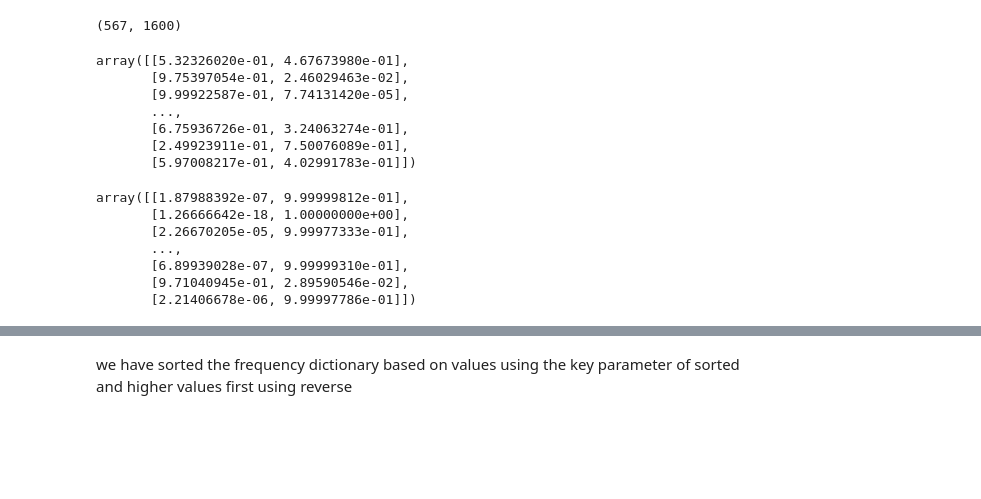
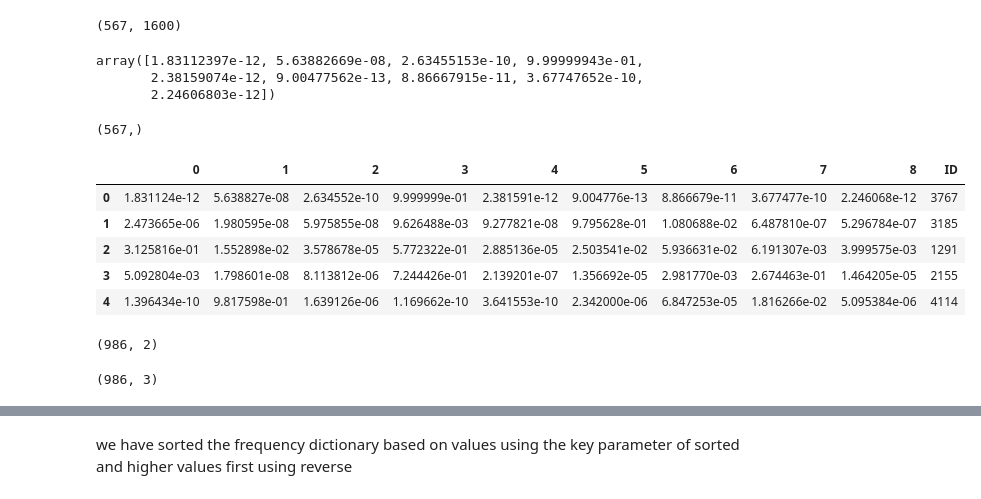
Before and after one commit to me-nobody/jovian-ml-project, a Jupyter notebook: jovian-ml-project-rough.ipynb, the cells around one changed output, grey strips where cells are left out. Saved outputs shown, nothing was run; the diff lists cells and outputs as text; code cells hidden in the pictures; blank space fills up the shorter version.

```diff
--- a/jovian-ml-project-rough.ipynb
+++ b/jovian-ml-project-rough.ipynb
@@ -488,25 +443,28 @@ test_bag_of_words_array.shape
 # predict test using bag of word model
 y_pred_test_bow = bow_model.predict_proba(test_bag_of_words_array)
 # %%
-y_pred_test_bow
+y_pred_test_bow[0]
 # %% [output]
-array([[5.32326020e-01, 4.67673980e-01],
-       [9.75397054e-01, 2.46029463e-02],
-       [9.99922587e-01, 7.74131420e-05],
-       ...,
-       [6.75936726e-01, 3.24063274e-01],
-       [2.49923911e-01, 7.50076089e-01],
-       [5.97008217e-01, 4.02991783e-01]])
+array([1.83112397e-12, 5.63882669e-08, 2.63455153e-10, 9.99999943e-01,
+       2.38159074e-12, 9.00477562e-13, 8.86667915e-11, 3.67747652e-10,
+       2.24606803e-12])
+# %%
+y_pred_test_df = pd.DataFrame(y_pred_test_bow)
+# %%
+test_text_df['ID'].shape
+# %% [output]
+(567,)
+# %%
+y_pred_test_df['ID']= test_text_df['ID'].reset_index(drop=True)
+# %%
+y_pred_test_df.head()
+# %% [output]
+|  | 0 | 1 | 2 | 3 | 4 | 5 | 6 | 7 | 8 | ID |
+| 0 | 1.831124e-12 | 5.638827e-08 | 2.634552e-10 | 9.999999e-01 | 2.381591e-12 | 9.004776e-13 | 8.866679e-11 | 3.677477e-10 | 2.246068e-12 | 3767 |
+| 1 | 2.473665e-06 | 1.980595e-08 | 5.975855e-08 | 9.626488e-03 | 9.277821e-08 | 9.795628e-01 | 1.080688e-02 | 6.487810e-07 | 5.296784e-07 | 3185 |
+| 2 | 3.125816e-01 | 1.552898e-02 | 3.578678e-05 | 5.772322e-01 | 2.885136e-05 | 2.503541e-02 | 5.936631e-02 | 6.191307e-03 | 3.999575e-03 | 1291 |
+| 3 | 5.092804e-03 | 1.798601e-08 | 8.113812e-06 | 7.244426e-01 | 2.139201e-07 | 1.356692e-05 | 2.981770e-03 | 2.674463e-01 | 1.464205e-05 | 2155 |
+| 4 | 1.396434e-10 | 9.817598e-01 | 1.639126e-06 | 1.169662e-10 | 3.641553e-10 | 2.342000e-06 | 6.847253e-05 | 1.816266e-02 | 5.095384e-06 | 4114 |
 # %%
 # predict test using tfidf model
 y_pred_test_tfidf = tfidf_model.predict_proba(test_bag_of_words_array)
-# %%
-y_pred_test_tfidf
-# %% [output]
-array([[1.87988392e-07, 9.99999812e-01],
-       [1.26666642e-18, 1.00000000e+00],
-       [2.26670205e-05, 9.99977333e-01],
-       ...,
-       [6.89939028e-07, 9.99999310e-01],
-       [9.71040945e-01, 2.89590546e-02],
-       [2.21406678e-06, 9.99997786e-01]])
@@ -522,0 +473,4 @@ class_9[class_9['cleaned_text'] == class_9['cleaned_text'].unique()[5]]
+# %%
+stage2_test_text_df.shape
+# %% [output]
+(986, 2)
@@ -522,0 +481,4 @@ class_9[class_9['cleaned_text'] == class_9['cleaned_text'].unique()[5]]
+# %%
+stage2_test_text_df.shape
+# %% [output]
+(986, 3)
```
Also changed, not shown: parts of 59 cells of this notebook.
